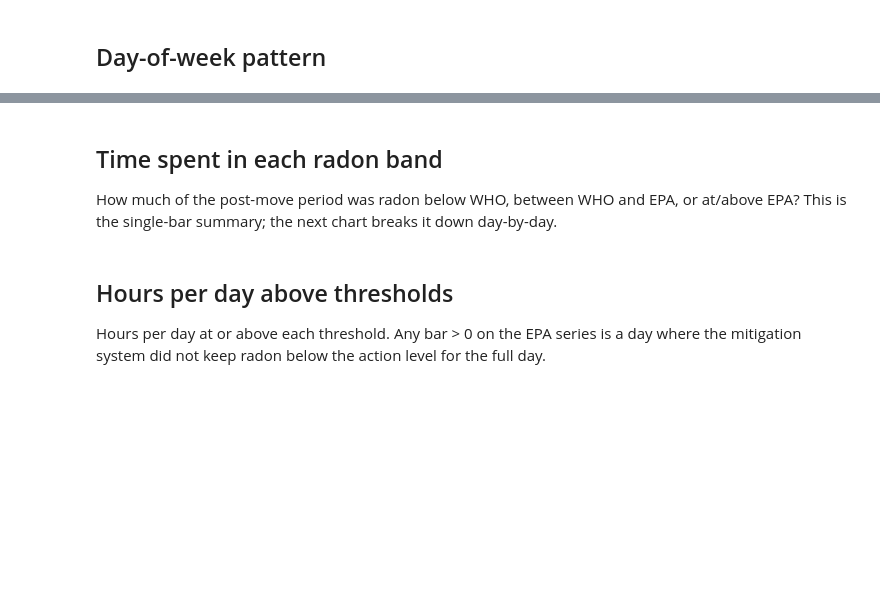
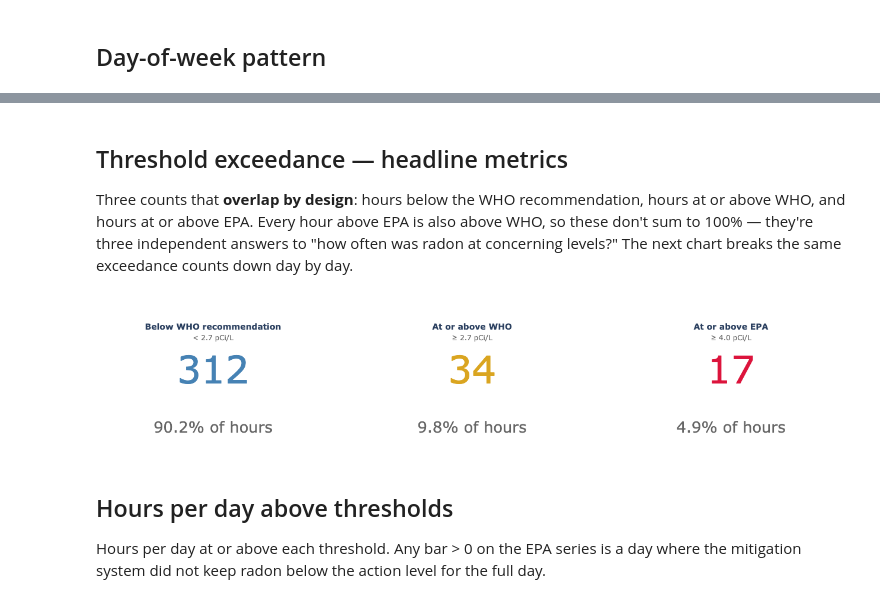
Before and after one commit to ryanatallah/radon-analysis, a Jupyter notebook: radon.ipynb, the cells around one changed output, grey strips where cells are left out. Cells and saved outputs as stored; diff of their text form; code cells hidden in the pictures; blank space fills up the shorter version.

```diff
--- a/radon.ipynb
+++ b/radon.ipynb
@@ -246,35 +259,44 @@ fig.show()
 # %% [markdown]
-## Time spent in each radon band
+## Threshold exceedance — headline metrics
 
-How much of the post-move period was radon below WHO, between WHO and EPA, or at/above EPA? This is the single-bar summary; the next chart breaks it down day-by-day.
+Three counts that **overlap by design**: hours below the WHO recommendation, hours at or above WHO, and hours at or above EPA. Every hour above EPA is also above WHO, so these don't sum to 100% — they're three independent answers to "how often was radon at concerning levels?" The next chart breaks the same exceedance counts down day by day.
 # %%
 total = len(df_post)
-bands = [
-    ('< WHO (< 2.7)',     int((df_post['radon'] < WHO_LEVEL).sum()),                                                'steelblue'),
-    ('WHO–EPA (2.7–4.0)', int(((df_post['radon'] >= WHO_LEVEL) & (df_post['radon'] < EPA_LEVEL)).sum()),            'goldenrod'),
-    ('≥ EPA (≥ 4.0)',     int((df_post['radon'] >= EPA_LEVEL).sum()),                                               'crimson'),
+below_who    = int((df_post['radon'] <  WHO_LEVEL).sum())
+at_above_who = int((df_post['radon'] >= WHO_LEVEL).sum())
+at_above_epa = int((df_post['radon'] >= EPA_LEVEL).sum())
+
+cards = [
+    ('Below WHO recommendation', f'< {WHO_LEVEL} pCi/L', below_who,    'steelblue'),
+    ('At or above WHO',          f'≥ {WHO_LEVEL} pCi/L', at_above_who, 'goldenrod'),
+    ('At or above EPA',          f'≥ {EPA_LEVEL} pCi/L', at_above_epa, 'crimson'),
 ]
 
-fig = go.Figure()
-for label, count, color in bands:
-    pct = count / total * 100
-    fig.add_trace(go.Bar(
-        y=['post-move hours'], x=[count],
-        name=label, orientation='h', marker_color=color,
-        text=f'{count} h<br>({pct:.1f}%)' if pct >= 1 else f'{count}h',
-        textposition='inside',
-        textfont=dict(color='white', size=13),
-        insidetextanchor='middle',
-        hovertemplate=f'{label}<br>{count} hours<br>{pct:.1f}%<extra></extra>',
-    ))
+fig = make_subplots(rows=1, cols=3,
+                    specs=[[{'type': 'indicator'}] * 3])
 
-fig.update_layout(
-    title=f'Time spent in each radon band  —  {total} post-move hourly readings',
-    barmode='stack', xaxis_title='hours', yaxis_title='', height=320,
-    legend=dict(orientation='h', y=-0.5, x=0),
-    margin=dict(t=60, b=80, l=120, r=20),
-)
+for col, (label, sub, n, color) in enumerate(cards, start=1):
+    pct = n / total * 100
+    fig.add_trace(go.Indicator(
+        mode='number',
+        value=n,
+        number={
+            'font': {'color': color, 'size': 64},
+            'suffix': f'<br><span style="font-size:0.40em;color:#666">'
+                      f'{pct:.1f}% of hours'
+                      f'</span>',
+        },
+        title={
+            'text': f'<b>{label}</b><br>'
+                    f'<span style="font-size:0.85em;color:#666">{sub}</span>',
+            'font': {'size': 14},
+        },
+    ), row=1, col=col)
+
+fig.update_layout(height=260, margin=dict(t=0, b=20, l=20, r=20))
 fig.show()
+# %% [output]
+[figure, added]
 # %% [markdown]
 ## Hours per day above thresholds
 
```
Also changed, not shown: parts of 7 cells of this notebook.
